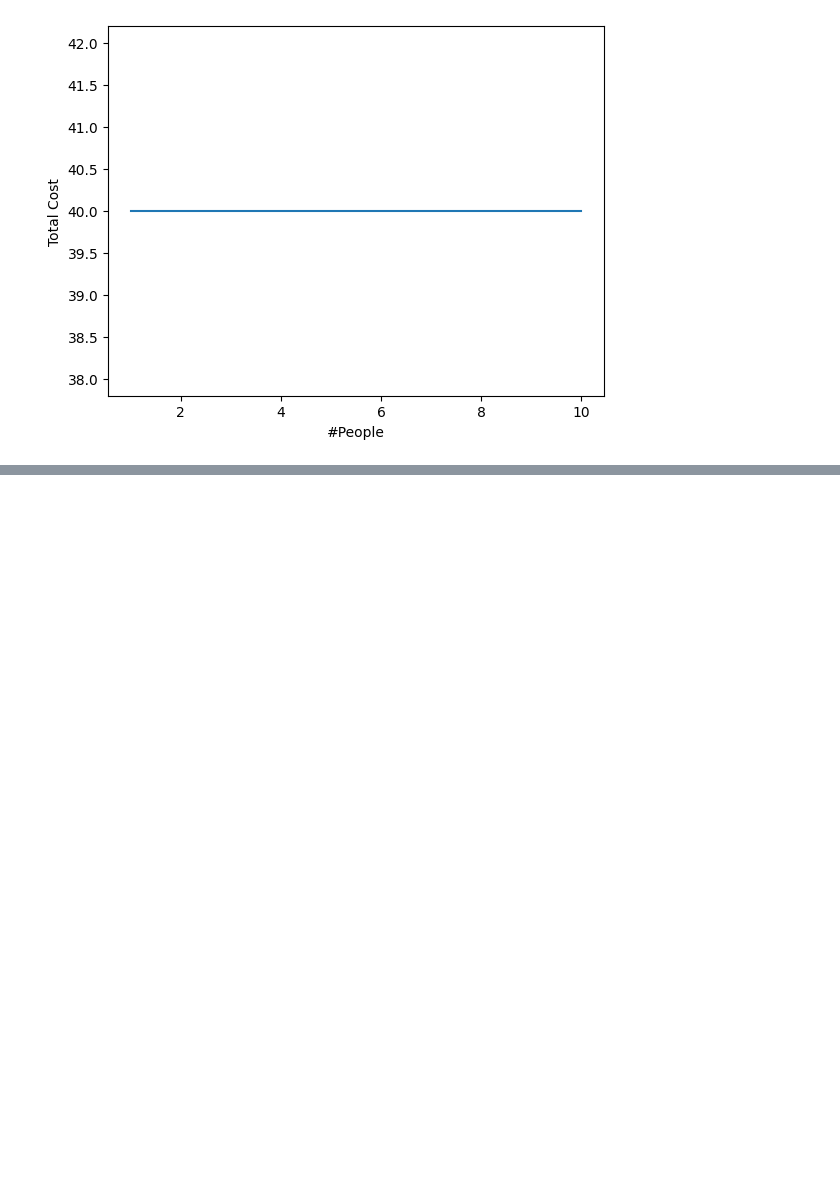
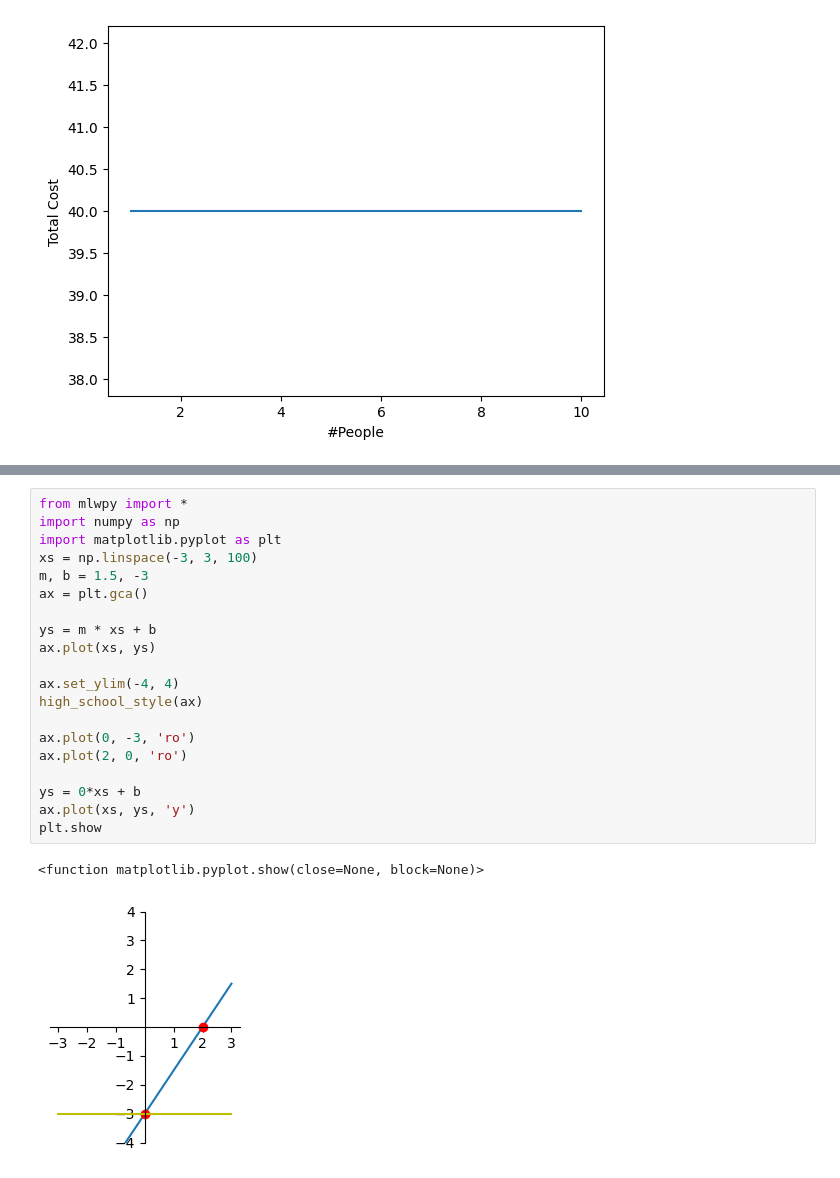
Before and after one commit to SongWooYu/ML_basic, a Jupyter notebook: 0311.ipynb, the cells around one changed output, grey strips where cells are left out. Drawn from its saved outputs; the diff is of its cells as text; blank space fills up the shorter version.

```diff
--- a/0311.ipynb
+++ b/0311.ipynb
@@ -97,0 +122,23 @@ plt.show()
+# %%
+from mlwpy import *
+import numpy as np
+import matplotlib.pyplot as plt
+xs = np.linspace(-3, 3, 100)
+m, b = 1.5, -3
+ax = plt.gca()
+
+ys = m * xs + b
+ax.plot(xs, ys)
+
+ax.set_ylim(-4, 4)
+high_school_style(ax)
+
+ax.plot(0, -3, 'ro')
+ax.plot(2, 0, 'ro')
+
+ys = 0*xs + b
+ax.plot(xs, ys, 'y')
+plt.show
+# %% [output]
+<function matplotlib.pyplot.show(close=None, block=None)>
+[figure, added]
```
Also changed, not shown: parts of 8 cells of this notebook, 3 other files.
